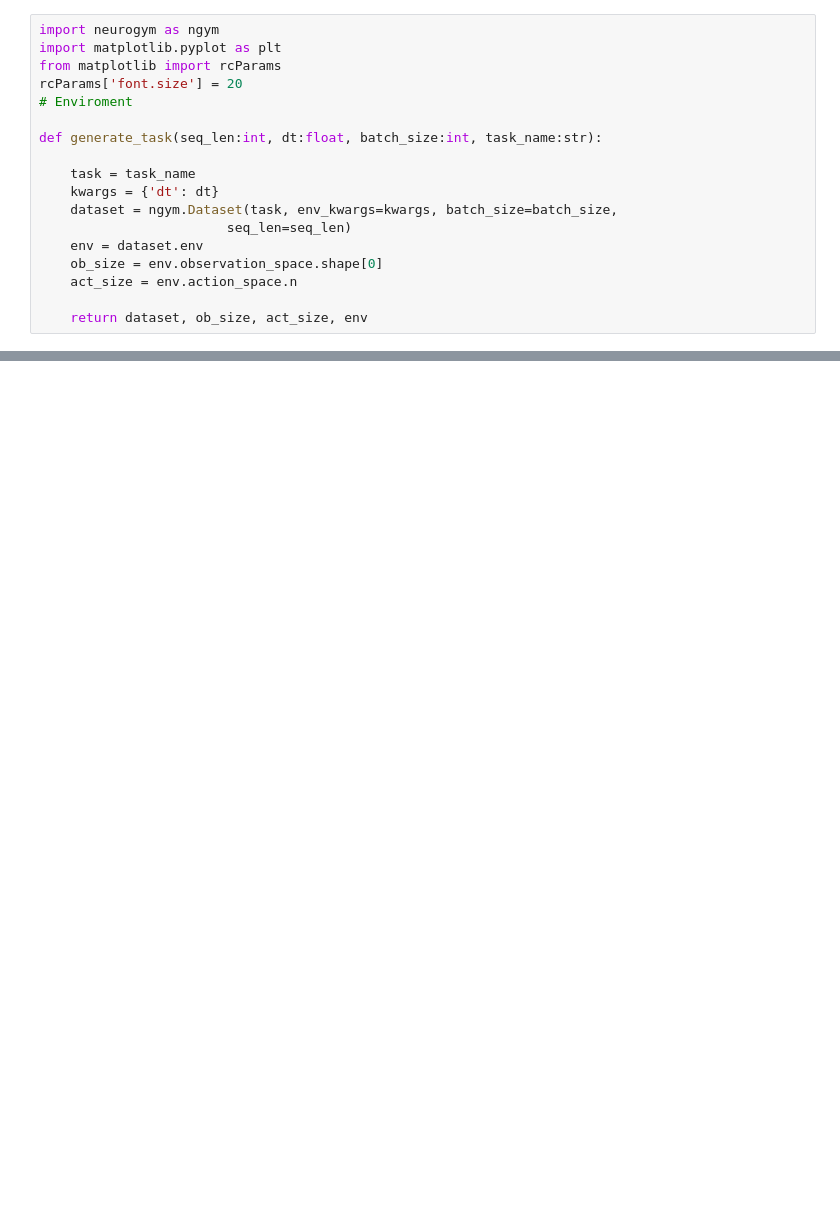
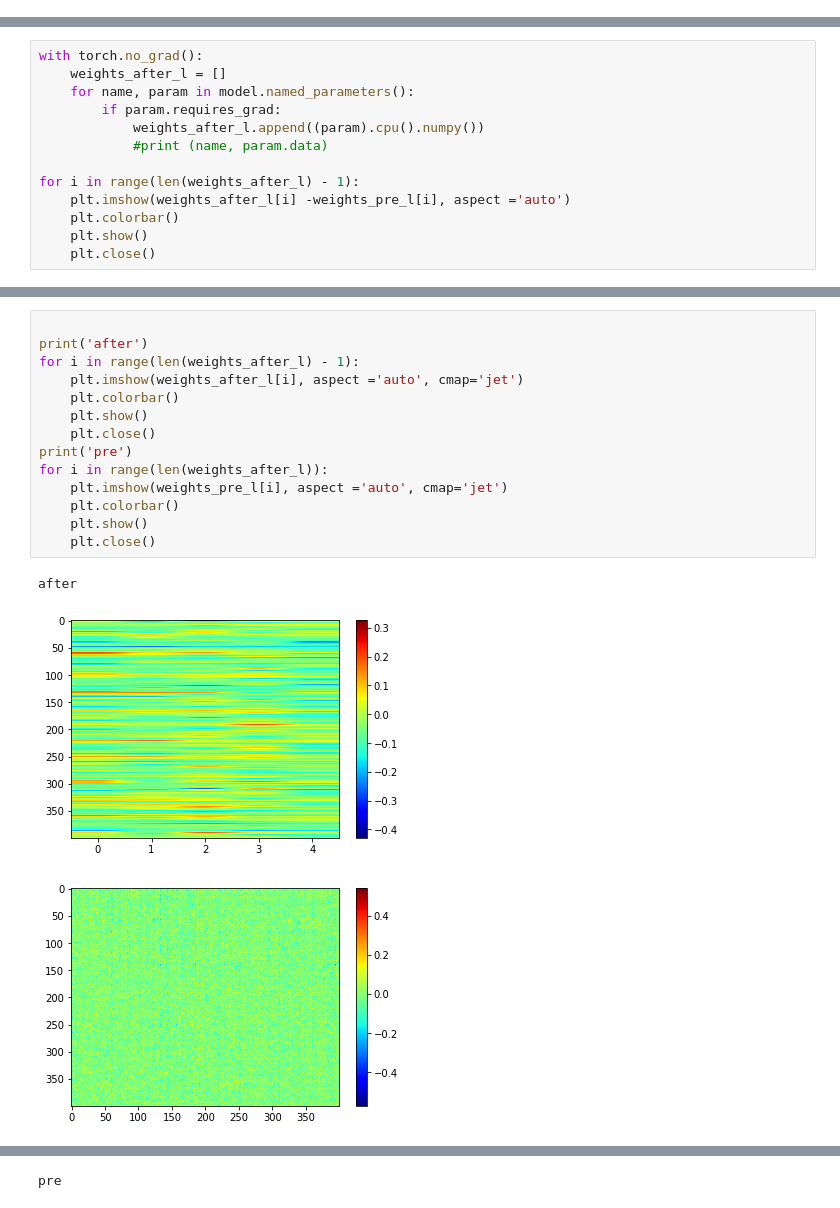
Before and after one commit to Pugavkomm/-test-multy_cognitive_tasks, a Jupyter notebook: Two_task_model.ipynb, the cells around one changed output, grey strips where cells are left out. Cells and saved outputs as stored; diff of their text form; blank space fills up the shorter version.

```diff
--- a/Two_task_model.ipynb
+++ b/Two_task_model.ipynb
@@ -3,18 +0,0 @@
-# %%
-import neurogym as ngym
-import matplotlib.pyplot as plt
-from matplotlib import rcParams
-rcParams['font.size'] = 20
-# Enviroment
-
-def generate_task(seq_len:int, dt:float, batch_size:int, task_name:str):
-
-    task = task_name
-    kwargs = {'dt': dt}
-    dataset = ngym.Dataset(task, env_kwargs=kwargs, batch_size=batch_size,
-                        seq_len=seq_len)
-    env = dataset.env
-    ob_size = env.observation_space.shape[0]
-    act_size = env.action_space.n
-
-    return dataset, ob_size, act_size, env
@@ -250,0 +206,13 @@ outputs.shape = (1000, 100, 3)
+# %%
+with torch.no_grad():
+    weights_after_l = []
+    for name, param in model.named_parameters():
+        if param.requires_grad:
+            weights_after_l.append((param).cpu().numpy())
+            #print (name, param.data)
+
+for i in range(len(weights_after_l) - 1):
+    plt.imshow(weights_after_l[i] -weights_pre_l[i], aspect ='auto')
+    plt.colorbar()
+    plt.show()
+    plt.close()
@@ -250,0 +223,18 @@ outputs.shape = (1000, 100, 3)
+# %%
+
+print('after')
+for i in range(len(weights_after_l) - 1):
+    plt.imshow(weights_after_l[i], aspect ='auto', cmap='jet')
+    plt.colorbar()
+    plt.show()
+    plt.close()
+print('pre')
+for i in range(len(weights_after_l)):
+    plt.imshow(weights_pre_l[i], aspect ='auto', cmap='jet')
+    plt.colorbar()
+    plt.show()
+    plt.close()
+# %% [output]
+after
+[figure, added]
+[figure, added]
@@ -250,0 +242 @@ outputs.shape = (1000, 100, 3)
+pre
```
Also changed, not shown: parts of 14 cells of this notebook, 4 other files.
